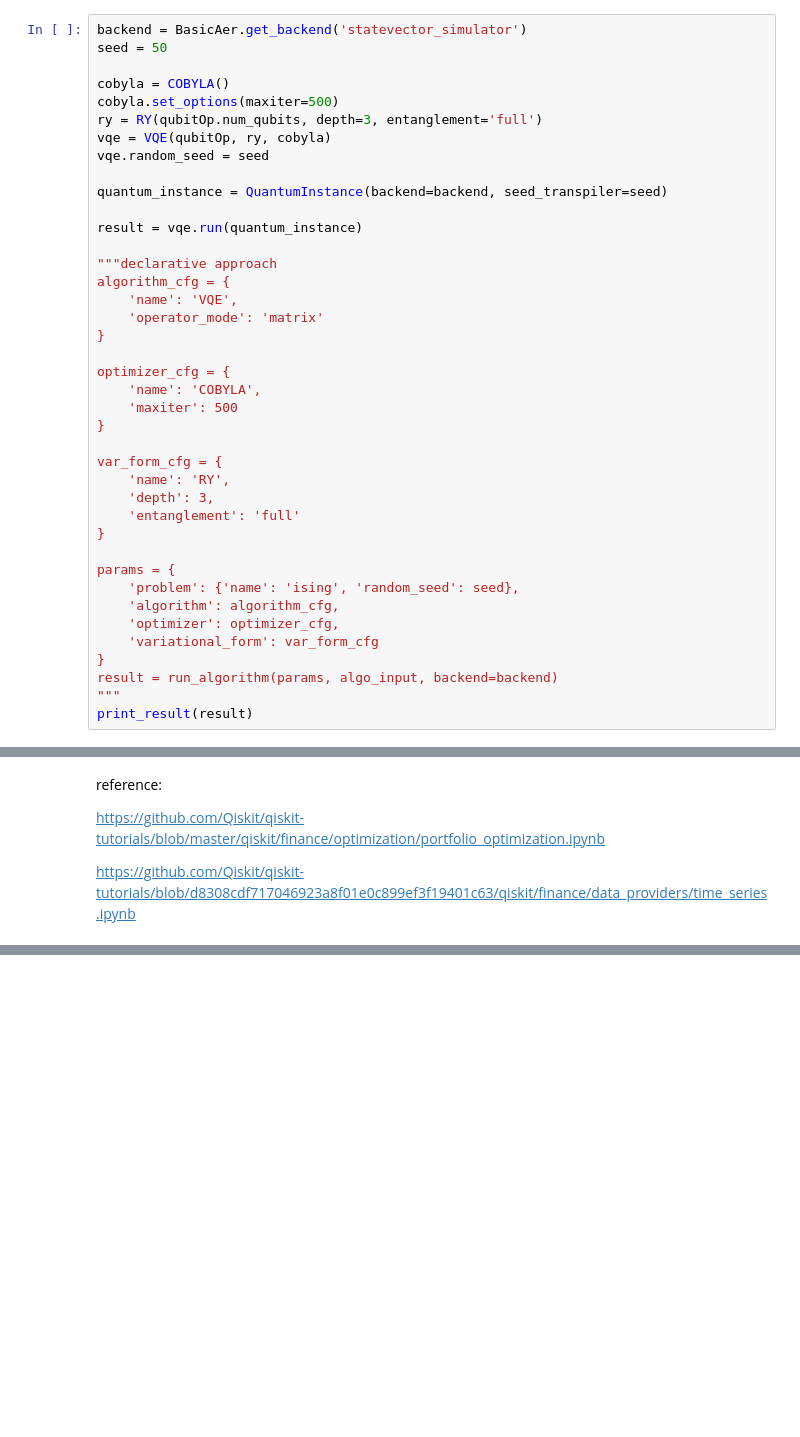
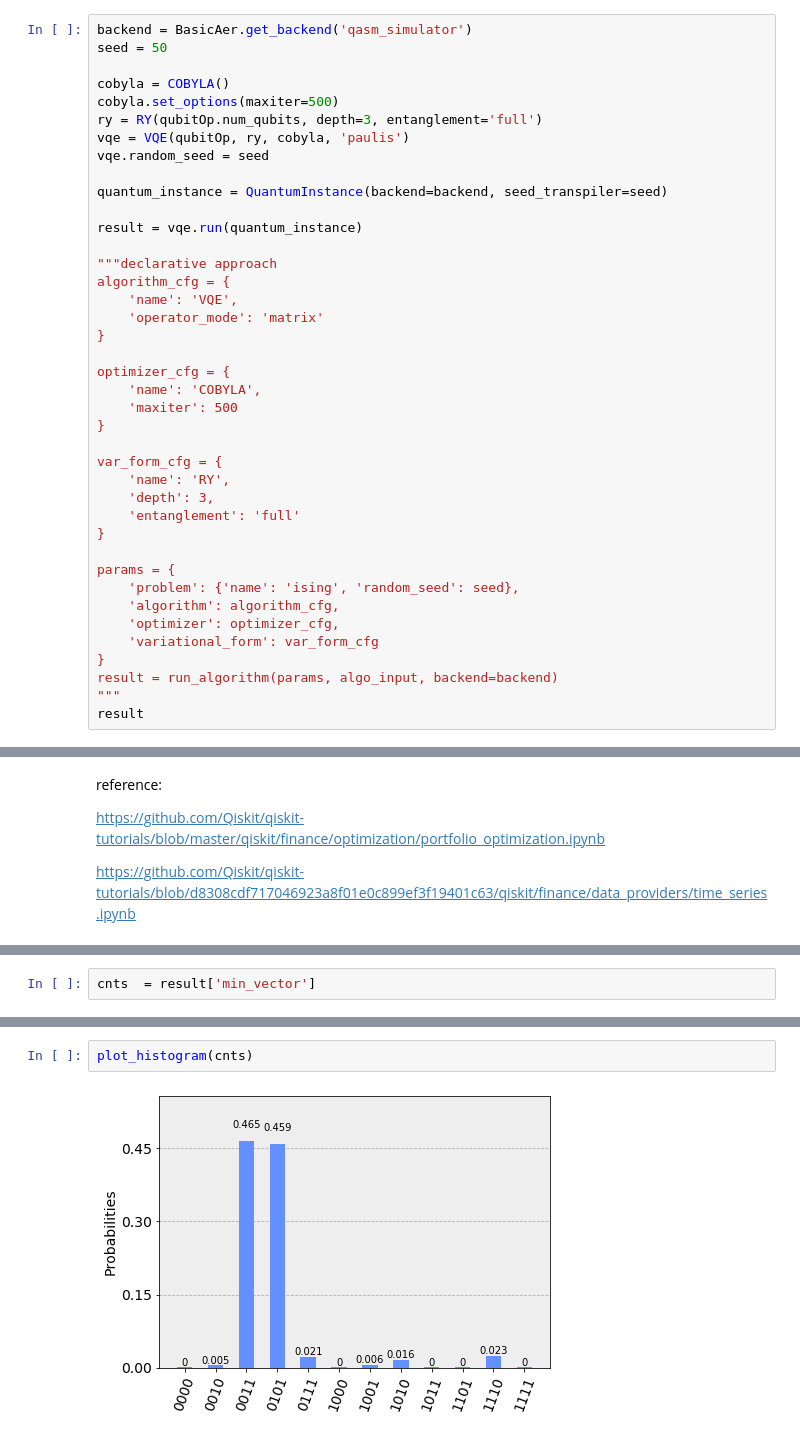
Before and after one commit to m24639297/2019-summer-QC, a Jupyter notebook: Day3/portfolio.ipynb, the cells around one changed output, grey strips where cells are left out. Saved outputs shown, nothing was run; the diff lists cells and outputs as text; blank space fills up the shorter version.

```diff
--- a/Day3/portfolio.ipynb
+++ b/Day3/portfolio.ipynb
@@ -204,11 +266,11 @@ Note: You can switch to different backends by providing the name of backend.
 # %%
-backend = BasicAer.get_backend('statevector_simulator')
+backend = BasicAer.get_backend('qasm_simulator')
 seed = 50
 
 cobyla = COBYLA()
 cobyla.set_options(maxiter=500)
 ry = RY(qubitOp.num_qubits, depth=3, entanglement='full')
-vqe = VQE(qubitOp, ry, cobyla)
+vqe = VQE(qubitOp, ry, cobyla, 'paulis')
 vqe.random_seed = seed
 
 quantum_instance = QuantumInstance(backend=backend, seed_transpiler=seed)
@@ -240,5 +302,5 @@ params = {
 }
 result = run_algorithm(params, algo_input, backend=backend)
 """
-print_result(result)
+result
 # %% [output]
@@ -274,0 +332,2 @@ print_result(result1)
+# %%
+cnts  = result['min_vector']
@@ -274,0 +336,4 @@ print_result(result1)
+# %%
+plot_histogram(cnts)
+# %% [output]
+[figure, added]
```
Also changed, not shown: parts of 6 cells of this notebook, 1 other file.
